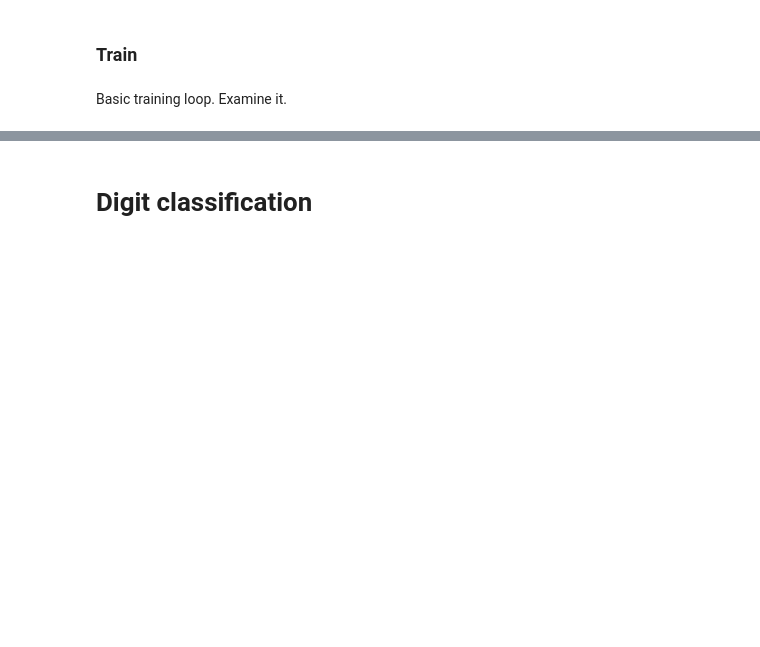
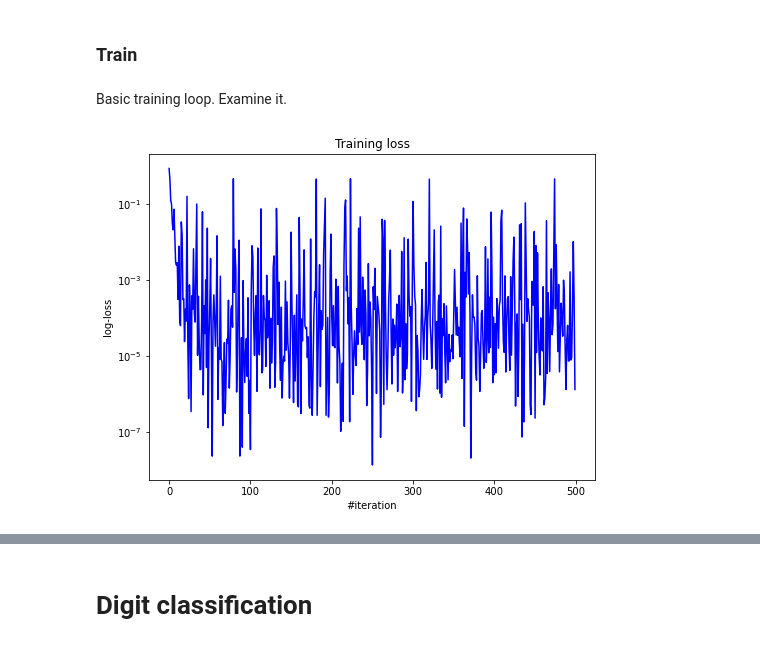
Before and after one commit to iofik/Practical_DL, a Jupyter notebook: homework01/homework_main-basic.ipynb, the cells around one changed output, grey strips where cells are left out. Cells and saved outputs as stored; diff of their text form; code cells hidden in the pictures; blank space fills up the shorter version.

```diff
--- a/homework01/homework_main-basic.ipynb
+++ b/homework01/homework_main-basic.ipynb
@@ -131,18 +137,21 @@ def training_loop(X, Y, net, opt, opt_config, criterion, n_epoch, batch_size):
 # %%
 loss_history = []
 
 for loss in training_loop(X, Y, net=net, opt=sgd_momentum, opt_config=optimizer_config,
                           criterion=criterion, n_epoch=n_epoch, batch_size=batch_size):
     loss_history.append(loss)
 
     # Visualize
     display.clear_output(wait=True)
     plt.figure(figsize=(8, 6))
 
     plt.title("Training loss")
     plt.xlabel("#iteration")
-    plt.ylabel("loss")
+    plt.ylabel("log-loss")
+    plt.yscale('log')
     plt.plot(loss_history, 'b')
     plt.show()
 
     print('Current loss: %f' % loss)
+# %% [output]
+[figure, added]
```
Also changed, not shown: parts of 6 cells of this notebook.
